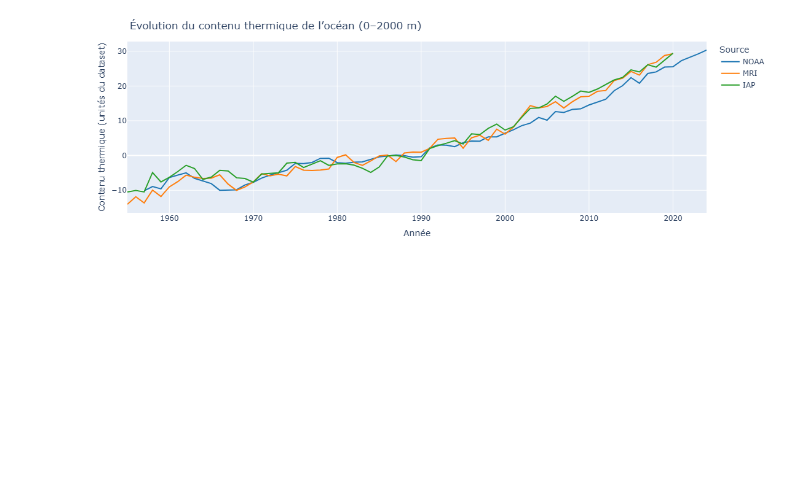
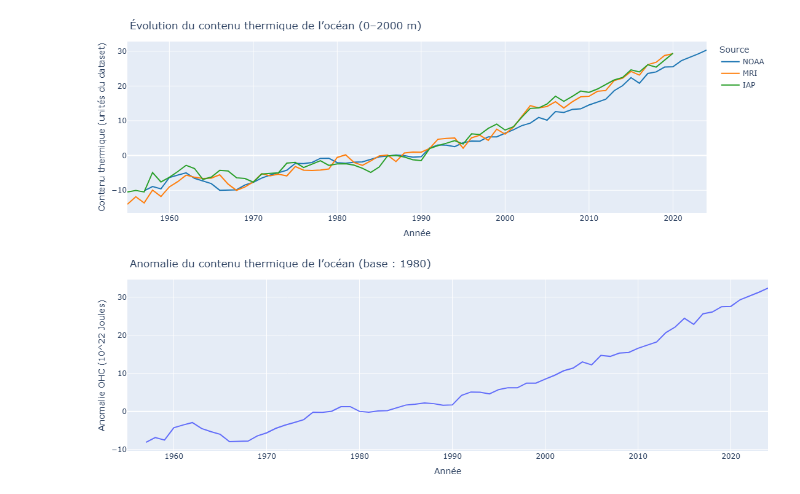
Before and after one commit to Juliendnte/OceanState_Analysis, a Jupyter notebook: oceanstate_analysis/notebooks/exploratory/heat.ipynb, the cells around one changed output. Saved outputs shown, nothing was run; the diff lists cells and outputs as text; code cells hidden in the pictures; blank space fills up the shorter version.

Commit message:
feat : heat variation

```diff
--- a/oceanstate_analysis/notebooks/exploratory/heat.ipynb
+++ b/oceanstate_analysis/notebooks/exploratory/heat.ipynb
@@ -68,3 +68,34 @@ fig.update_layout(
 fig.show()
 # %% [output]
 [figure]
+# %%
+import plotly.express as px
+
+# Copier pour éviter de modifier df original
+df_anom = df.copy()
+
+# Choisir une source de référence (ex : NOAA)
+baseline = df_anom[df_anom["Year"] == 1980]["ocean_heat_content_noaa_2000m"].iloc[0]
+
+# Calcul de l’anomalie
+df_anom["OHC_Anomaly"] = df_anom["ocean_heat_content_noaa_2000m"] - baseline
+
+# Figure
+fig = px.line(
+    df_anom,
+    x="Year",
+    y="OHC_Anomaly",
+    title="Anomalie du contenu thermique de l’océan (base : 1980)",
+    labels={
+        "Year": "Année",
+        "OHC_Anomaly": "Anomalie OHC (10^22 Joules)"
+    }
+)
+
+fig.update_layout(
+    margin={"r":0, "t":40, "l":0, "b":0}
+)
+
+fig.show()
+# %% [output]
+[figure, added]
```
Also changed, not shown: parts of 1 cell of this notebook, 6 other files.
